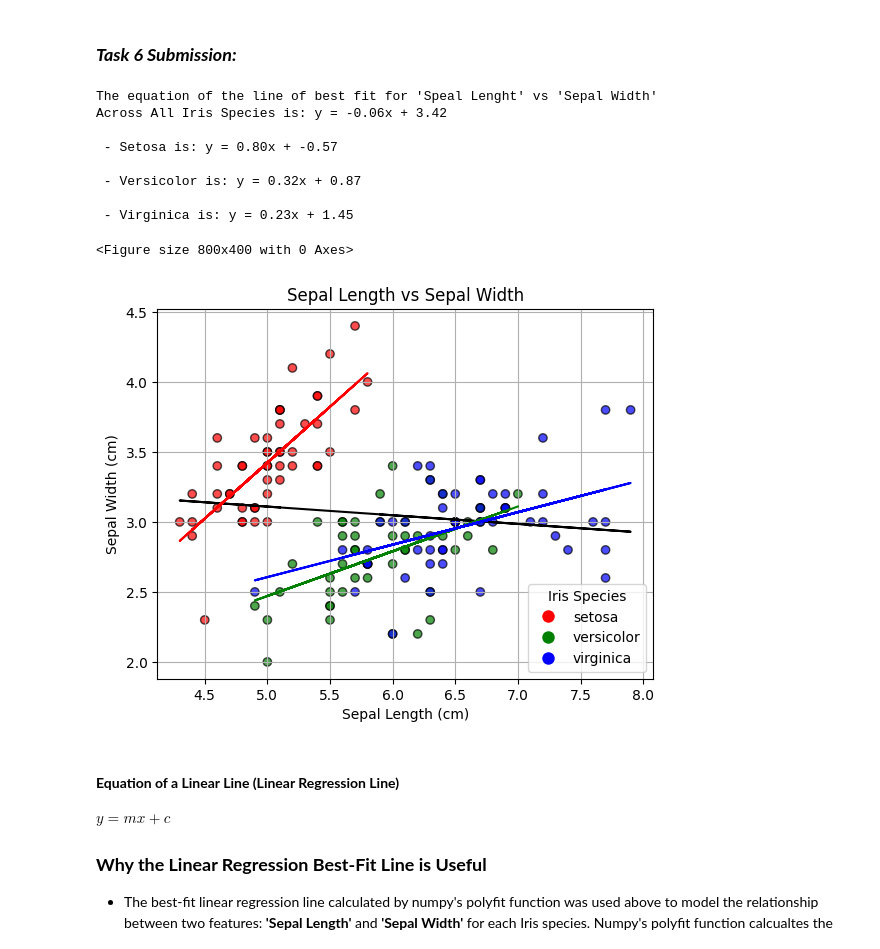
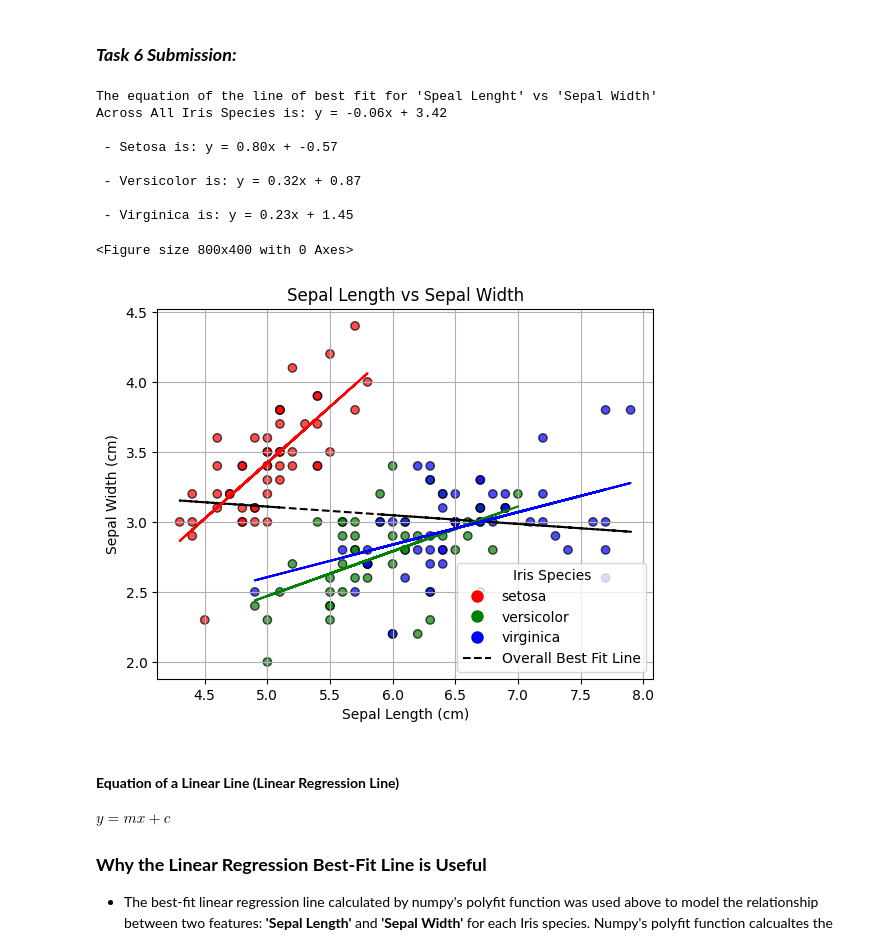
Before and after one commit to skerr17/principles_of_data_analytics, a Jupyter notebook: tasks.ipynb, the cells around one changed output. Drawn from its saved outputs; the diff is of its cells as text; code cells hidden in the pictures.

Commit message:
added the black line label to task 5 and started task 9

```diff
--- a/tasks.ipynb
+++ b/tasks.ipynb
@@ -418,14 +421,24 @@ legend_labels = species_colours.keys()
 legend_handles = [plt.Line2D([0], [0], marker='o', color='w', markerfacecolor=color, markersize=10, label=species)
                   for species, color in species_colours.items()]
 
-# create the legend labels and handles
-ax.legend(legend_handles, legend_labels, title='Iris Species', loc='lower right')
+
 
 # Add a line of best fit
 m, c = np.polyfit(iris_dataframe['sepal length (cm)'], iris_dataframe['sepal width (cm)'], 1) # straight line
 
 # Plot the line of best fit across the whole dataset
-ax.plot(iris_dataframe['sepal length (cm)'], m*iris_dataframe['sepal length (cm)'] + c, color='black') # plot the line
+overall_best_fit, = ax.plot(
+    iris_dataframe['sepal length (cm)'],
+    m*iris_dataframe['sepal length (cm)'] + c,
+    color='black',
+    label='Overall Best Fit Line',
+    linestyle='--',)
+
+# Add the legend for the line of best fit
+legend_handles.append(overall_best_fit)
+
+# create the legend labels and handles
+ax.legend(legend_handles, list(legend_labels) + ['Overall Best Fit Line'], title='Iris Species', loc='lower right')
 
 # Print the equation of the line of best fit across the whole dataset
 print(f'The equation of the line of best fit for'
@@ -433,34 +446,34 @@ print(f'The equation of the line of best fit for'
       f'\nAcross All Iris Species is: y = {m:.2f}x + {c:.2f}')
 
 # add a best fit line for each species by looping through the species and plotting the best fit line
 for species, color in species_colours.items():
     # filter the data for a given species
     species_data = iris_dataframe[iris_dataframe['species'] == species]
     # calculate the best fit line for the species
     m, c = np.polyfit(species_data['sepal length (cm)'], species_data['sepal width (cm)'], 1)
     # plot the best fit line for the species
     ax.plot(species_data['sepal length (cm)'],
             m*species_data['sepal length (cm)'] + c,
             color=color,
             label=f'{species} best fit line')
     # Print the equation of the line of best fit for teh given species
     print(f'\n - {species.capitalize()} is: y = {m:.2f}x + {c:.2f}')
 
 
 # Show the plot
 plt.grid(True)
 plt.show()
 # %% [output]
 The equation of the line of best fit for 'Speal Lenght' vs 'Sepal Width'
 Across All Iris Species is: y = -0.06x + 3.42
 
  - Setosa is: y = 0.80x + -0.57
 
  - Versicolor is: y = 0.32x + 0.87
 
  - Virginica is: y = 0.23x + 1.45
 <Figure size 800x400 with 0 Axes>
-[figure, old version]
+[figure, new version]
 # %% [markdown]
 #### **Equation of a Linear Line (Linear Regression Line)**
 $ y = mx + c$
```
Also changed, not shown: parts of 6 cells of this notebook.
